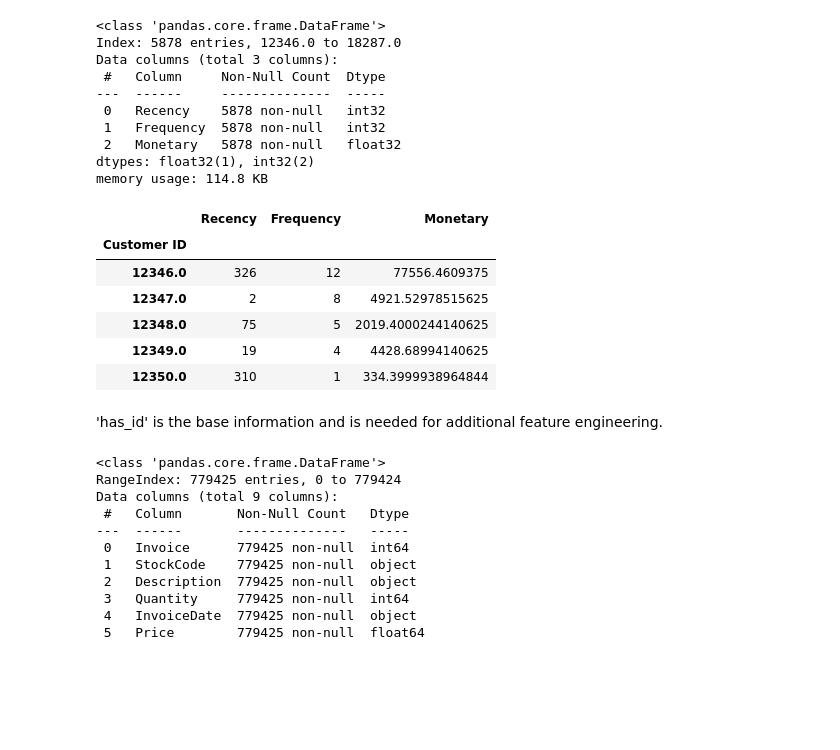
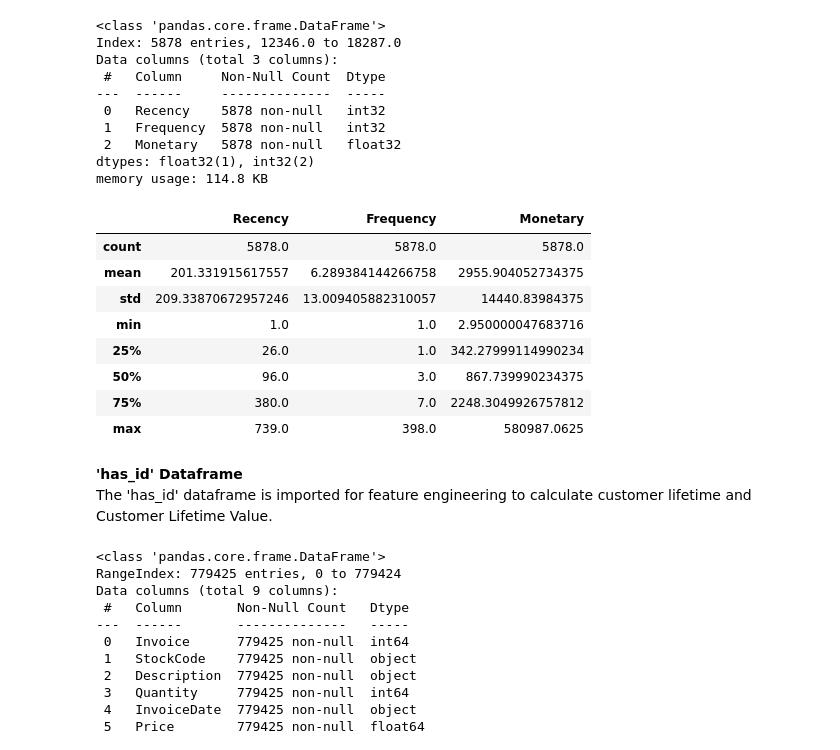
Before and after one commit to Nessiva525/springboard, a Jupyter notebook: Online_retail_II copy/Notebooks/Capstone_2_Preprocessing_and_Training_Development.ipynb, the cells around one changed output. Cells and saved outputs as stored; diff of their text form; code cells hidden in the pictures; blank space fills up the shorter version.

```diff
--- a/Online_retail_II copy/Notebooks/Capstone_2_Preprocessing_and_Training_Development.ipynb
+++ b/Online_retail_II copy/Notebooks/Capstone_2_Preprocessing_and_Training_Development.ipynb
@@ -65,17 +75,20 @@ Data columns (total 3 columns):
 dtypes: float32(1), int32(2)
 memory usage: 114.8 KB
 # %%
-rfm.head()
+rfm.describe()
 # %% [output]
 |  | Recency | Frequency | Monetary |
-| Customer ID |  |  |  |
-| 12346.0 | 326 | 12 | 77556.4609375 |
-| 12347.0 | 2 | 8 | 4921.52978515625 |
-| 12348.0 | 75 | 5 | 2019.4000244140625 |
-| 12349.0 | 19 | 4 | 4428.68994140625 |
-| 12350.0 | 310 | 1 | 334.3999938964844 |
+| count | 5878.0 | 5878.0 | 5878.0 |
+| mean | 201.331915617557 | 6.289384144266758 | 2955.904052734375 |
+| std | 209.33870672957246 | 13.009405882310057 | 14440.83984375 |
+| min | 1.0 | 1.0 | 2.950000047683716 |
+| 25% | 26.0 | 1.0 | 342.27999114990234 |
+| 50% | 96.0 | 3.0 | 867.739990234375 |
+| 75% | 380.0 | 7.0 | 2248.3049926757812 |
+| max | 739.0 | 398.0 | 580987.0625 |
 # %% [markdown]
-'has_id' is the base information and is needed for additional feature engineering.
+**'has_id' Dataframe** <br>
+The 'has_id' dataframe is imported for feature engineering to calculate customer lifetime and Customer Lifetime Value.
 # %%
 path2 = '../Data/has_id.csv'
 has_id = pd.read_csv(path2)
```
Also changed, not shown: parts of 32 cells of this notebook, 4 other files.
